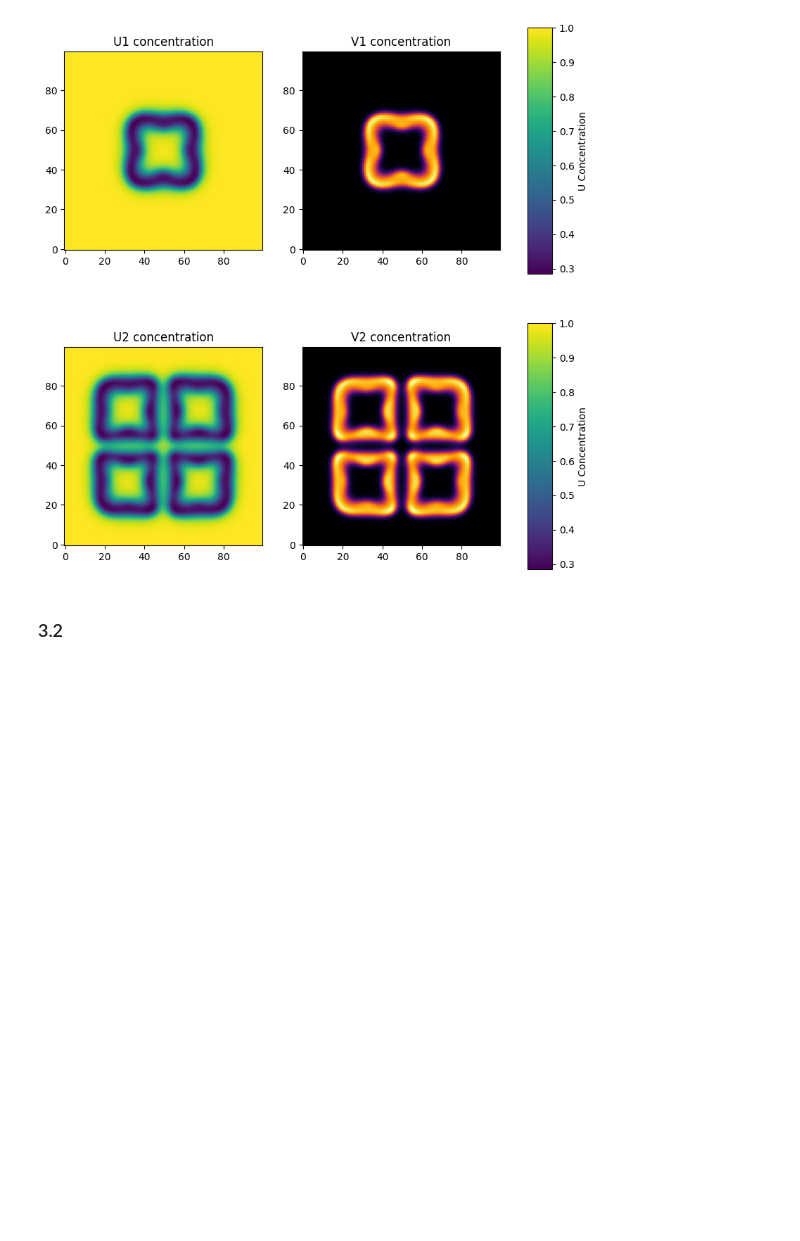
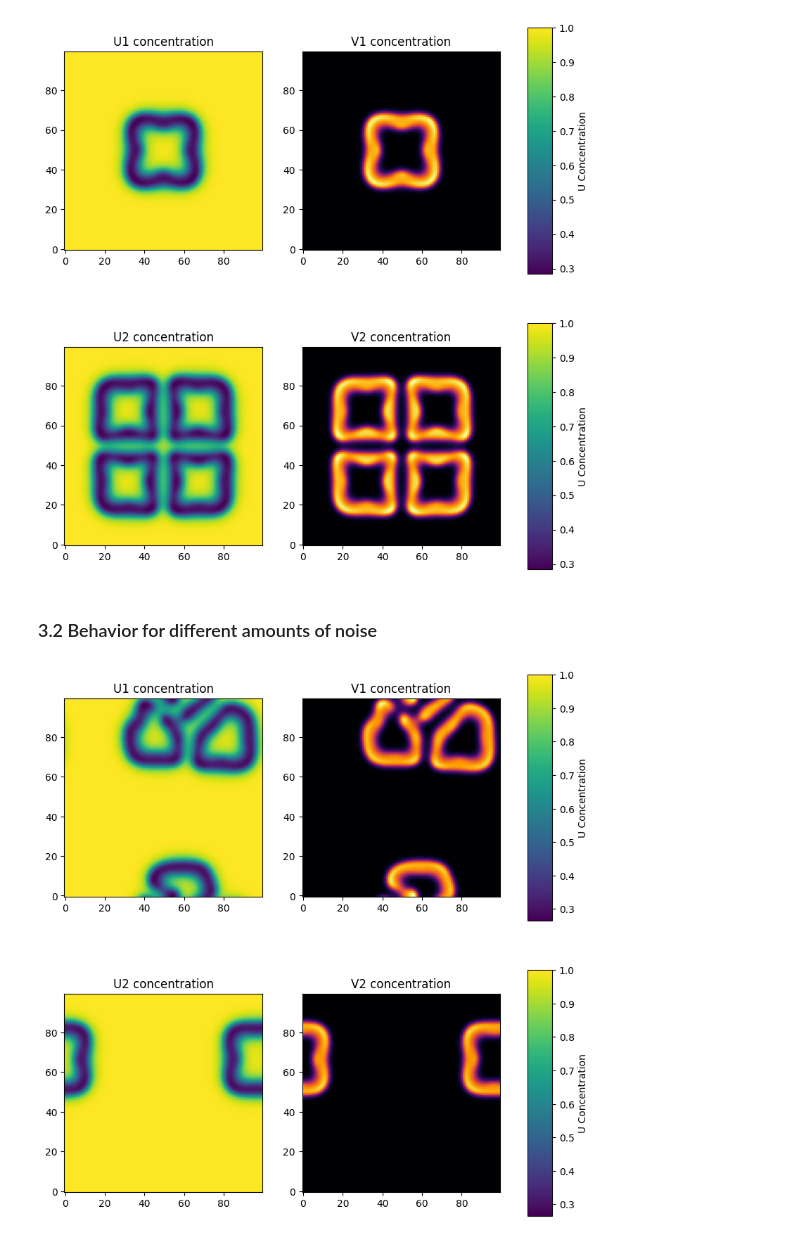
Before and after one commit to shreyaraghavendra/scientific-computing-group2, a Jupyter notebook: set2.ipynb, the cells around one changed output. Saved outputs shown, nothing was run; the diff lists cells and outputs as text; code cells hidden in the pictures; blank space fills up the shorter version.

Commit message:
more plots

```diff
--- a/set2.ipynb
+++ b/set2.ipynb
@@ -284,4 +284,54 @@ plt.show()
 # %% [output]
 [figure]
 # %% [markdown]
-### 3.2
+### 3.2 Behavior for different amounts of noise
+# %%
+# System size and initial conditions
+size = 100
+center = size // 2
+U1 = np.ones((size, size)) * 0.5
+U2 = np.ones((size, size)) * 0.5
+V1 = np.zeros((size, size))
+V2 = np.zeros((size, size))
+V1[center-10//2:center+10//2, center-10//2:center+10//2] = 0.25
+V2[center-40//2:center+40//2, center-40//2:center+40//2] = 0.25
+
+# Add noise
+noise_level = 0.3
+U1 += noise_level * np.random.rand(size, size)
+U2 += noise_level * np.random.rand(size, size)
+V1 += noise_level * np.random.rand(size, size)
+V2 += noise_level * np.random.rand(size, size)
+
+steps = 1000
+for i in range(steps):
+    U1_, V1_ = update(U1, V1, Du, Dv, dt, dx, f, k)
+    U2_, V2_ = update(U2, V2, Du, Dv, dt, dx, f, k)
+
+fig, axes = plt.subplots(2, 2, figsize=(10,10))
+
+# Define min and max values for color normalization across all subplots
+min_val_U = np.min([U1_, U2_])
+max_val_U = np.max([U1_, U2_])
+min_val_V = np.min([V1, V2])
+max_val_V = np.max([V1, V2])
+
+# U1, V1
+cax1 = axes[0, 0].imshow(U1_, cmap='viridis', origin='lower', vmin=min_val_U, vmax=max_val_U)
+axes[0, 1].imshow(V1, cmap='inferno', origin='lower', vmin=min_val_V, vmax=max_val_V)
+axes[0, 0].set_title('U1 concentration')
+axes[0, 1].set_title('V1 concentration')
+
+# U2, V2
+axes[1, 0].imshow(U2_, cmap='viridis', origin='lower', vmin=min_val_U, vmax=max_val_U)
+axes[1, 1].imshow(V2, cmap='inferno', origin='lower', vmin=min_val_V, vmax=max_val_V)
+axes[1, 0].set_title('U2 concentration')
+axes[1, 1].set_title('V2 concentration')
+
+# Common colorbars
+fig.colorbar(cax1, ax=axes[0, :], location='right', aspect=10, label='U Concentration')
+fig.colorbar(cax1, ax=axes[1, :], location='right', aspect=10, label='U Concentration')
+
+plt.show()
+# %% [output]
+[figure, added]
```
Also changed, not shown: parts of 1 cell of this notebook.
